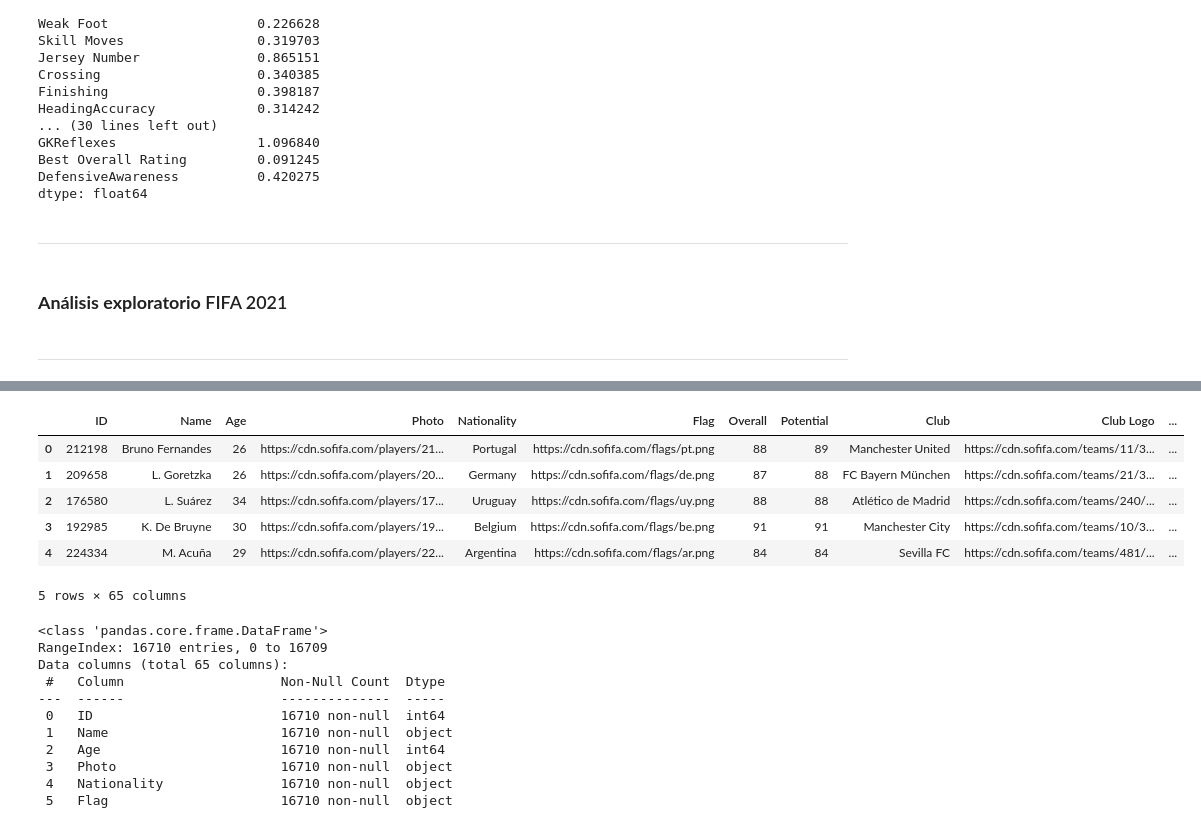
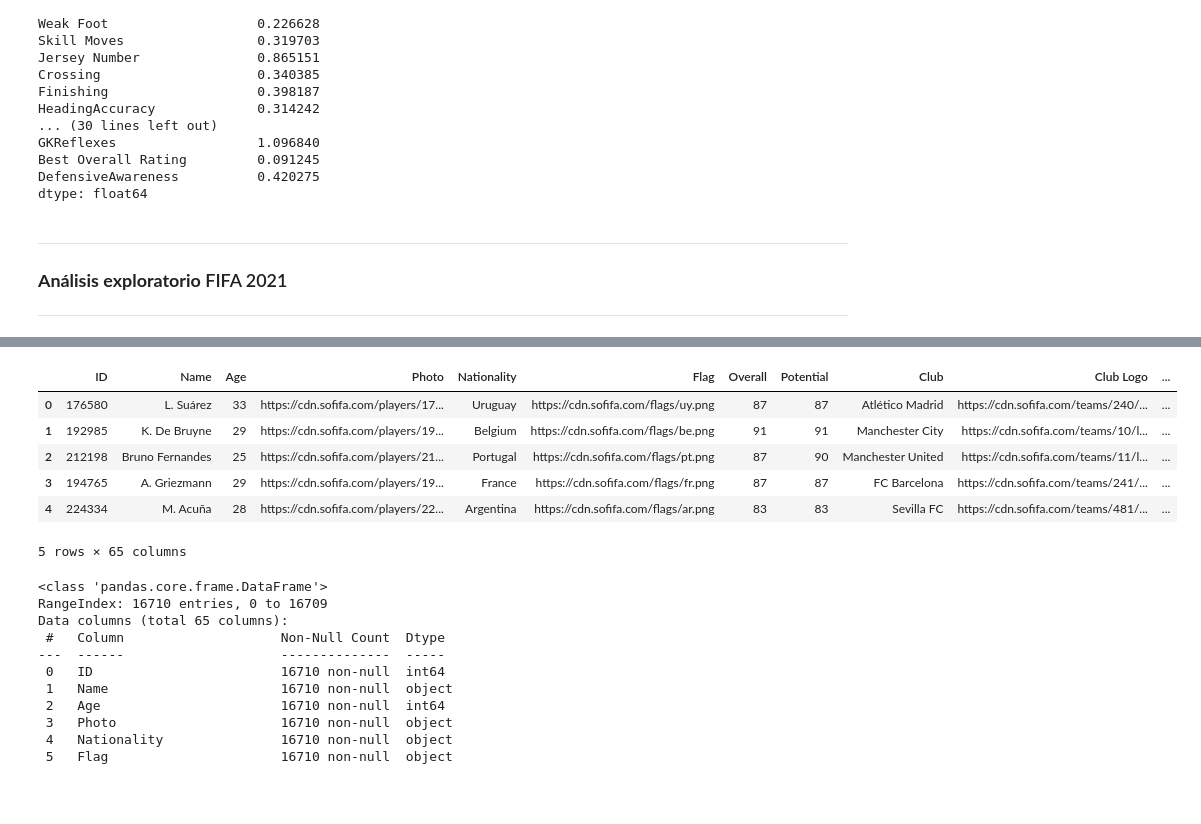
Before and after one commit to BrandonLCC/FIFA_ML_Kedro, a Jupyter notebook: machine-learning-project/notebooks/2_Data_Understanding.ipynb, the cells around one changed output, grey strips where cells are left out. Drawn from its saved outputs; the diff is of its cells as text; code cells hidden in the pictures; blank space fills up the shorter version.

```diff
--- a/machine-learning-project/notebooks/2_Data_Understanding.ipynb
+++ b/machine-learning-project/notebooks/2_Data_Understanding.ipynb
@@ -400,21 +423,19 @@ GKReflexes                  1.096840
 Best Overall Rating         0.091245
 DefensiveAwareness          0.420275
 dtype: float64
-# %% [markdown]
----
 # %% [markdown]
+---
 ### **Análisis exploratorio** FIFA 2021
+---
-# %% [markdown]
----
 # %%
-FIFA22_df.head(5)
+FIFA21_df.head(5)
 # %% [output]
 [interactive output not drawn]
 |  | ID | Name | Age | Photo | Nationality | Flag | Overall | Potential | Club | Club Logo | ... |
-| 0 | 212198 | Bruno Fernandes | 26 | https://cdn.sofifa.com/players/21... | Portugal | https://cdn.sofifa.com/flags/pt.png | 88 | 89 | Manchester United | https://cdn.sofifa.com/teams/11/3... | ... |
-| 1 | 209658 | L. Goretzka | 26 | https://cdn.sofifa.com/players/20... | Germany | https://cdn.sofifa.com/flags/de.png | 87 | 88 | FC Bayern München | https://cdn.sofifa.com/teams/21/3... | ... |
-| 2 | 176580 | L. Suárez | 34 | https://cdn.sofifa.com/players/17... | Uruguay | https://cdn.sofifa.com/flags/uy.png | 88 | 88 | Atlético de Madrid | https://cdn.sofifa.com/teams/240/... | ... |
-| 3 | 192985 | K. De Bruyne | 30 | https://cdn.sofifa.com/players/19... | Belgium | https://cdn.sofifa.com/flags/be.png | 91 | 91 | Manchester City | https://cdn.sofifa.com/teams/10/3... | ... |
-| 4 | 224334 | M. Acuña | 29 | https://cdn.sofifa.com/players/22... | Argentina | https://cdn.sofifa.com/flags/ar.png | 84 | 84 | Sevilla FC | https://cdn.sofifa.com/teams/481/... | ... |
+| 0 | 176580 | L. Suárez | 33 | https://cdn.sofifa.com/players/17... | Uruguay | https://cdn.sofifa.com/flags/uy.png | 87 | 87 | Atlético Madrid | https://cdn.sofifa.com/teams/240/... | ... |
+| 1 | 192985 | K. De Bruyne | 29 | https://cdn.sofifa.com/players/19... | Belgium | https://cdn.sofifa.com/flags/be.png | 91 | 91 | Manchester City | https://cdn.sofifa.com/teams/10/l... | ... |
+| 2 | 212198 | Bruno Fernandes | 25 | https://cdn.sofifa.com/players/21... | Portugal | https://cdn.sofifa.com/flags/pt.png | 87 | 90 | Manchester United | https://cdn.sofifa.com/teams/11/l... | ... |
+| 3 | 194765 | A. Griezmann | 29 | https://cdn.sofifa.com/players/19... | France | https://cdn.sofifa.com/flags/fr.png | 87 | 87 | FC Barcelona | https://cdn.sofifa.com/teams/241/... | ... |
+| 4 | 224334 | M. Acuña | 28 | https://cdn.sofifa.com/players/22... | Argentina | https://cdn.sofifa.com/flags/ar.png | 83 | 83 | Sevilla FC | https://cdn.sofifa.com/teams/481/... | ... |
 5 rows × 65 columns
 # %%
```
Also changed, not shown: parts of 47 cells of this notebook, 2 other files.
